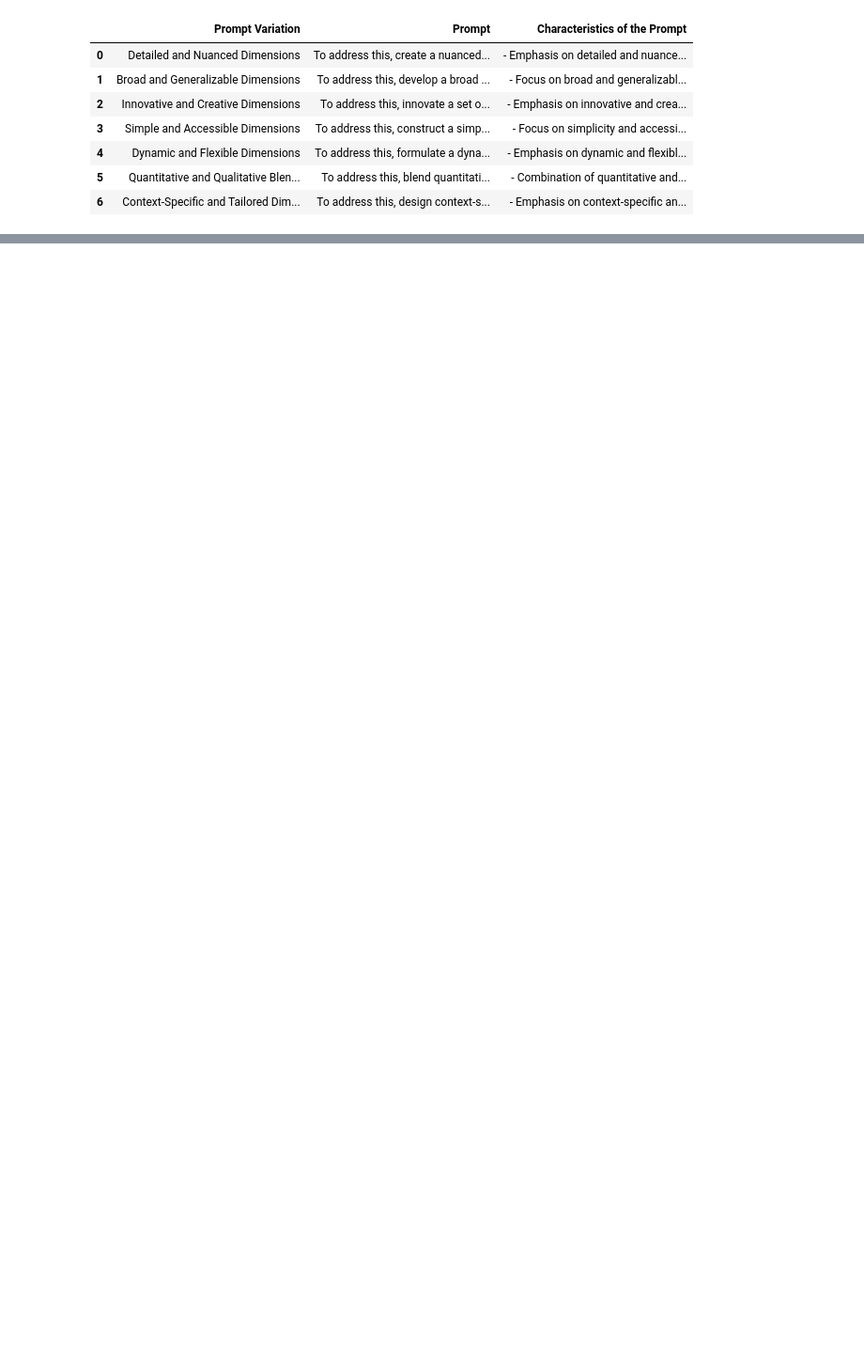
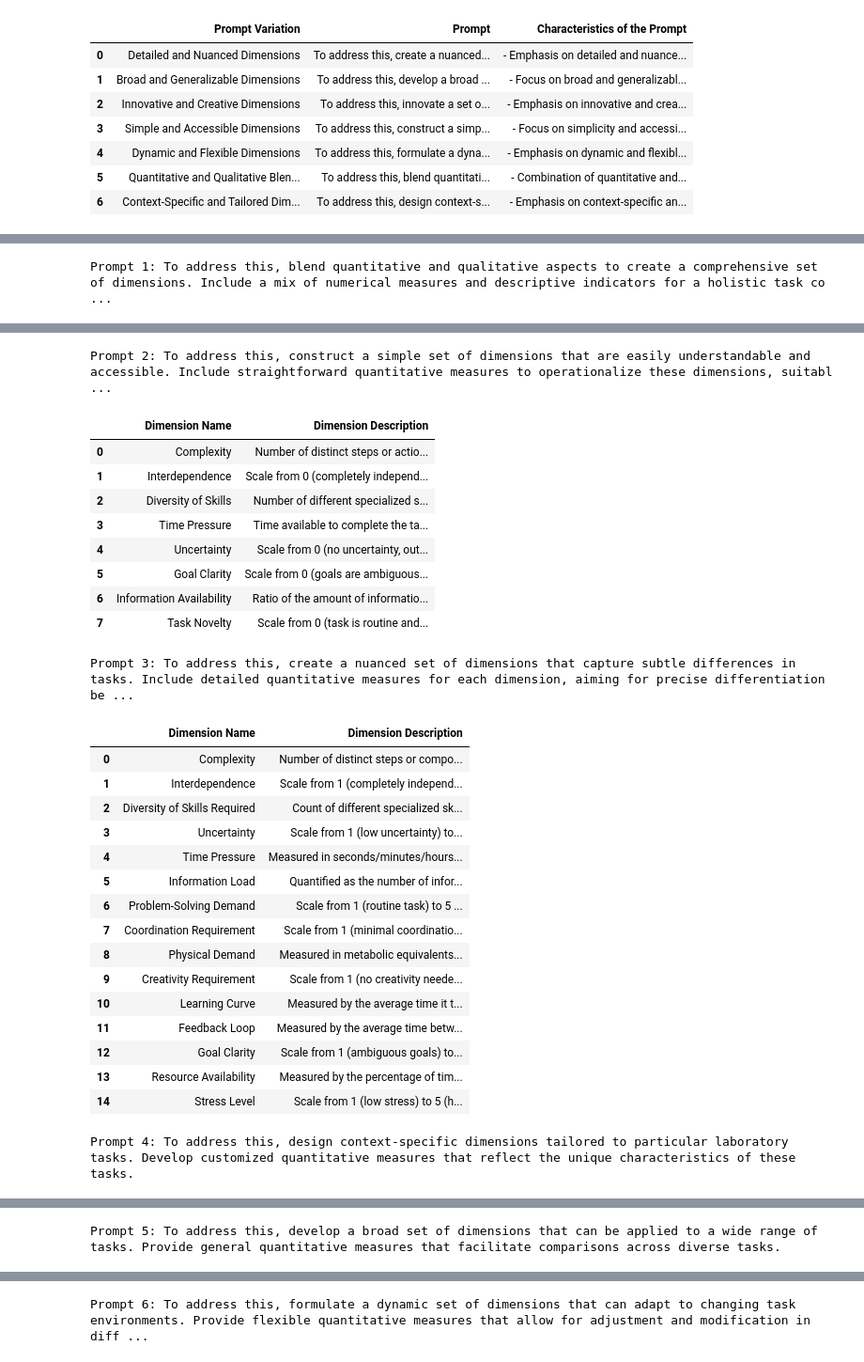
Before and after one commit to malsobay/llms_for_socsci, a Jupyter notebook: code/Direct Ask/DirectAsk.ipynb, the cells around one changed output, grey strips where cells are left out. Shown at 94% size. Saved outputs shown, nothing was run; the diff lists cells and outputs as text; code cells hidden in the pictures; blank space fills up the shorter version.

Commit message:
Final Direct Ask Code

```diff
--- a/code/Direct Ask/DirectAsk.ipynb
+++ b/code/Direct Ask/DirectAsk.ipynb
@@ -47,3 +55,4 @@ custom_prompt
 # %%
-response.choices[0].message.content
+responses = generate_responses(prompts_df)
+responses
 # %% [output]
@@ -93,2 +87,25 @@ df
 # %%
-df.to_csv('DirectAskOutput.csv', index=False)
+parsed_data = []
+for response in responses:
+    # Extract the prompt for the current response
+    prompt = response["prompt"]
+    # The replace function is used to clean up the string, removing backticks and excess whitespace
+    cleaned_response = response["response"].replace('\n', '')[7:-3]
+    # Use ast.literal_eval to safely evaluate the string into a Python object
+    dimension_data = ast.literal_eval(cleaned_response)
+
+    # Ensure dimension_data is a list of dictionaries before iterating
+    if isinstance(dimension_data, dict) and "dimensions" in dimension_data:
+        for dimension_dict in dimension_data["dimensions"]:
+            if isinstance(dimension_dict, dict):
+                for dimension_name, dimension_description in dimension_dict.items():
+                    parsed_data.append({
+                        "Prompt": prompt,
+                        "Dimension Name": dimension_name,
+                        "Dimension Description": dimension_description
+                    })
+# Create a DataFrame from the parsed data
+dimensions_df = pd.DataFrame(parsed_data)
+
+# Display the first few rows of the DataFrame to verify
+dimensions_df.head()
@@ -94,0 +124,16 @@ df.to_csv('DirectAskOutput.csv', index=False)
+# %%
+#Print out each dimensions by prompt
+dfs_per_prompt = {} # Initialize a dictionary to hold the DataFrames for each unique prompt
+
+# Iterate over the grouped data to create a DataFrame for each unique prompt
+for prompt, dimensions in grouped_dimensions.items():
+    df = pd.DataFrame(dimensions) # Convert the list of dimension dictionaries to a DataFrame
+    dfs_per_prompt[prompt] = df # Add the DataFrame to the dictionary with the prompt as the key
+
+i = 1
+for prompt, df in dfs_per_prompt.items(): # Display the DataFrame for each prompt to verify
+    print(f"Prompt {i}: {prompt}")
+    display(df)
+    i= i+1
+# %% [output]
+Prompt 1: To address this, blend quantitative and qualitative aspects to create a comprehensive set of dimensions. Include a mix of numerical measures and descriptive indicators for a holistic task co ...
@@ -94,0 +151,28 @@ df.to_csv('DirectAskOutput.csv', index=False)
+Prompt 2: To address this, construct a simple set of dimensions that are easily understandable and accessible. Include straightforward quantitative measures to operationalize these dimensions, suitabl ...
+|  | Dimension Name | Dimension Description |
+| 0 | Complexity | Number of distinct steps or actio... |
+| 1 | Interdependence | Scale from 0 (completely independ... |
+| 2 | Diversity of Skills | Number of different specialized s... |
+| 3 | Time Pressure | Time available to complete the ta... |
+| 4 | Uncertainty | Scale from 0 (no uncertainty, out... |
+| 5 | Goal Clarity | Scale from 0 (goals are ambiguous... |
+| 6 | Information Availability | Ratio of the amount of informatio... |
+| 7 | Task Novelty | Scale from 0 (task is routine and... |
+Prompt 3: To address this, create a nuanced set of dimensions that capture subtle differences in tasks. Include detailed quantitative measures for each dimension, aiming for precise differentiation be ...
+|  | Dimension Name | Dimension Description |
+| 0 | Complexity | Number of distinct steps or compo... |
+| 1 | Interdependence | Scale from 1 (completely independ... |
+| 2 | Diversity of Skills Required | Count of different specialized sk... |
+| 3 | Uncertainty | Scale from 1 (low uncertainty) to... |
+| 4 | Time Pressure | Measured in seconds/minutes/hours... |
+| 5 | Information Load | Quantified as the number of infor... |
+| 6 | Problem-Solving Demand | Scale from 1 (routine task) to 5 ... |
+| 7 | Coordination Requirement | Scale from 1 (minimal coordinatio... |
+| 8 | Physical Demand | Measured in metabolic equivalents... |
+| 9 | Creativity Requirement | Scale from 1 (no creativity neede... |
+| 10 | Learning Curve | Measured by the average time it t... |
+| 11 | Feedback Loop | Measured by the average time betw... |
+| 12 | Goal Clarity | Scale from 1 (ambiguous goals) to... |
+| 13 | Resource Availability | Measured by the percentage of tim... |
+| 14 | Stress Level | Scale from 1 (low stress) to 5 (h... |
+Prompt 4: To address this, design context-specific dimensions tailored to particular laboratory tasks. Develop customized quantitative measures that reflect the unique characteristics of these tasks.
@@ -94,0 +190 @@ df.to_csv('DirectAskOutput.csv', index=False)
+Prompt 5: To address this, develop a broad set of dimensions that can be applied to a wide range of tasks. Provide general quantitative measures that facilitate comparisons across diverse tasks.
@@ -94,0 +202 @@ df.to_csv('DirectAskOutput.csv', index=False)
+Prompt 6: To address this, formulate a dynamic set of dimensions that can adapt to changing task environments. Provide flexible quantitative measures that allow for adjustment and modification in diff ...
```
Also changed, not shown: parts of 9 cells of this notebook.
